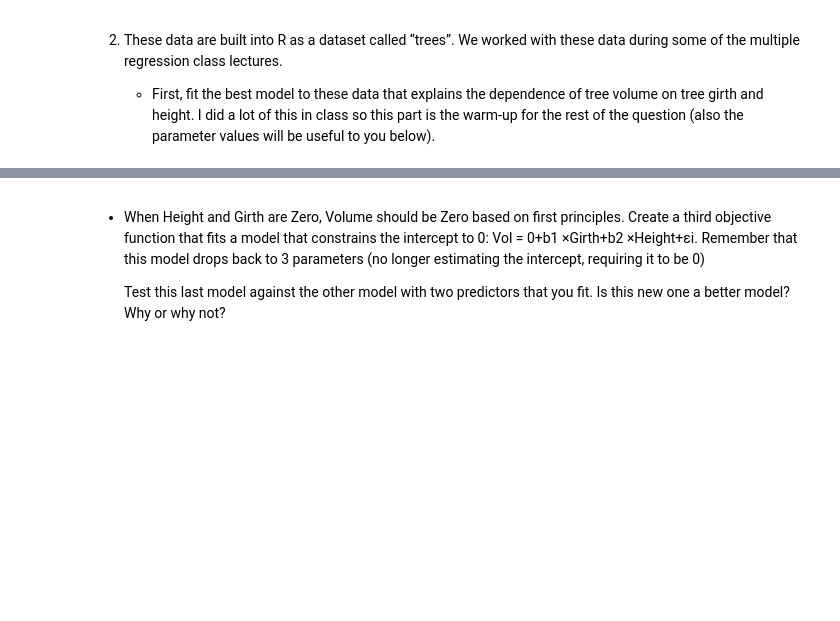
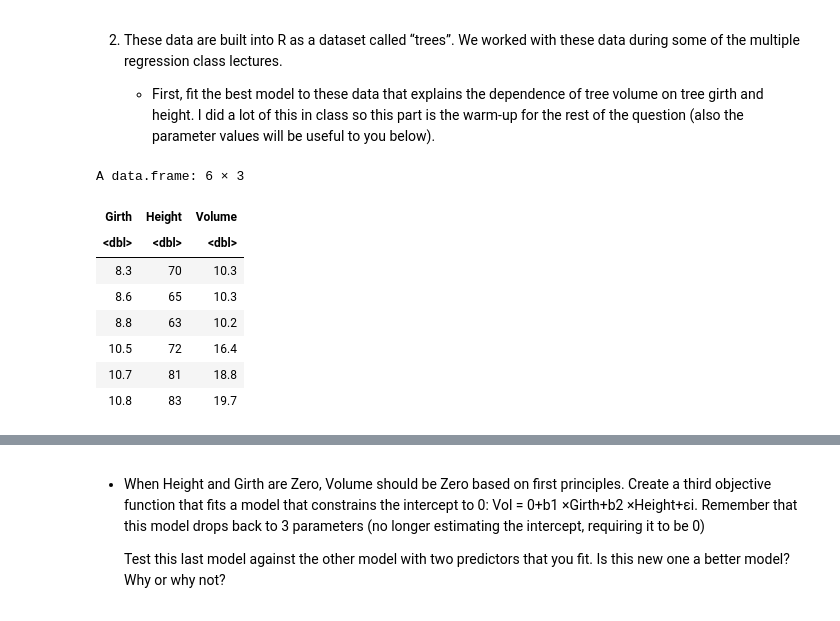
Before and after one commit to andrew2165/biometry_notebooks, a Jupyter notebook: ProblemSet2.ipynb, the cells around one changed output, grey strips where cells are left out. Saved outputs shown, nothing was run; the diff lists cells and outputs as text; code cells hidden in the pictures; blank space fills up the shorter version.

```diff
--- a/ProblemSet2.ipynb
+++ b/ProblemSet2.ipynb
@@ -117,3 +117,15 @@ suppressWarnings(require(plotly))
 2. These data are built into R as a dataset called “trees”. We worked with these data during some of the multiple regression class lectures.
 
     - First, fit the best model to these data that explains the dependence of tree volume on tree girth and height. I did a lot of this in class so this part is the warm-up for the rest of the question (also the parameter values will be useful to you below).
+# %%
+head(trees)
+# %% [output]
+A data.frame: 6 × 3
+| Girth | Height | Volume |
+| <dbl> | <dbl> | <dbl> |
+| 8.3 | 70 | 10.3 |
+| 8.6 | 65 | 10.3 |
+| 8.8 | 63 | 10.2 |
+| 10.5 | 72 | 16.4 |
+| 10.7 | 81 | 18.8 |
+| 10.8 | 83 | 19.7 |
```
Also changed, not shown: parts of 6 cells of this notebook.
